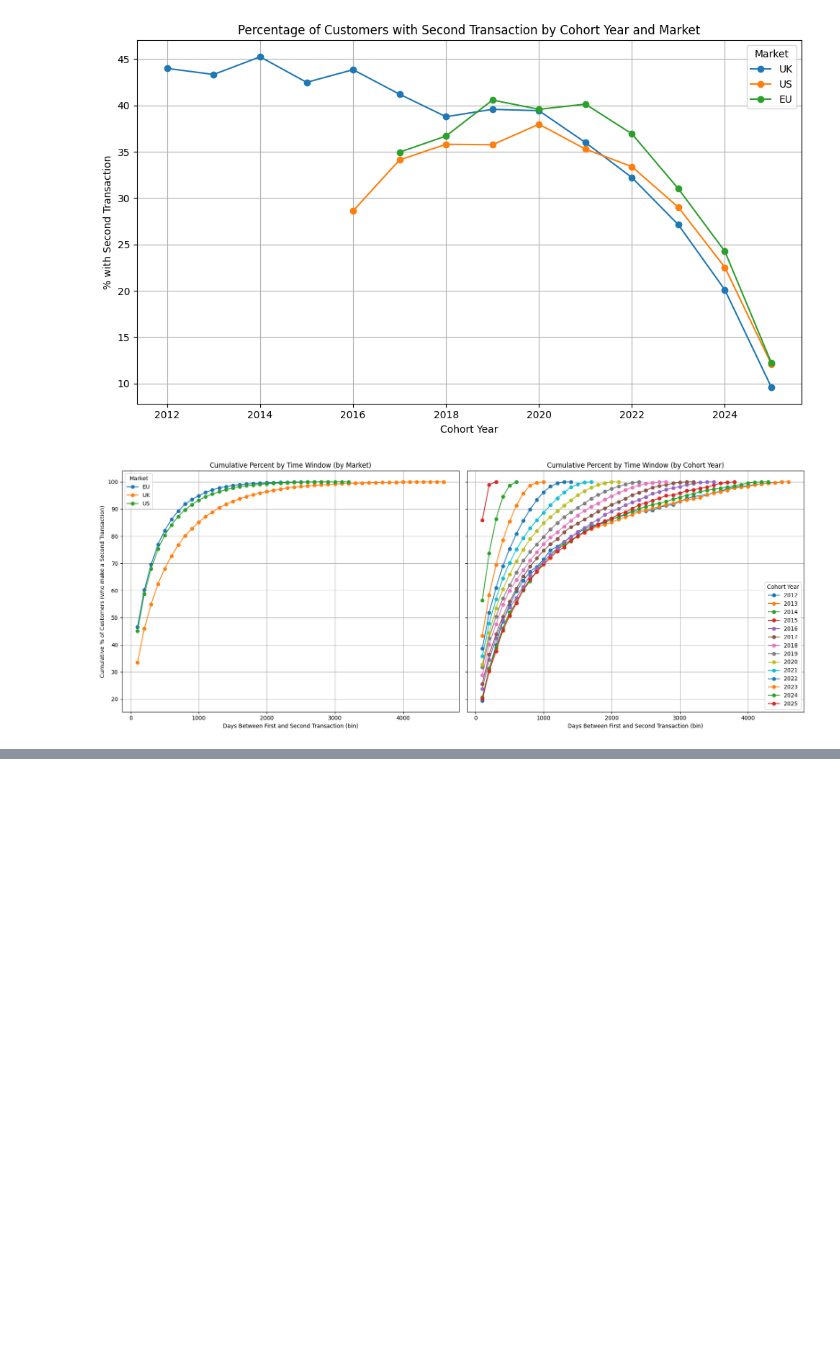
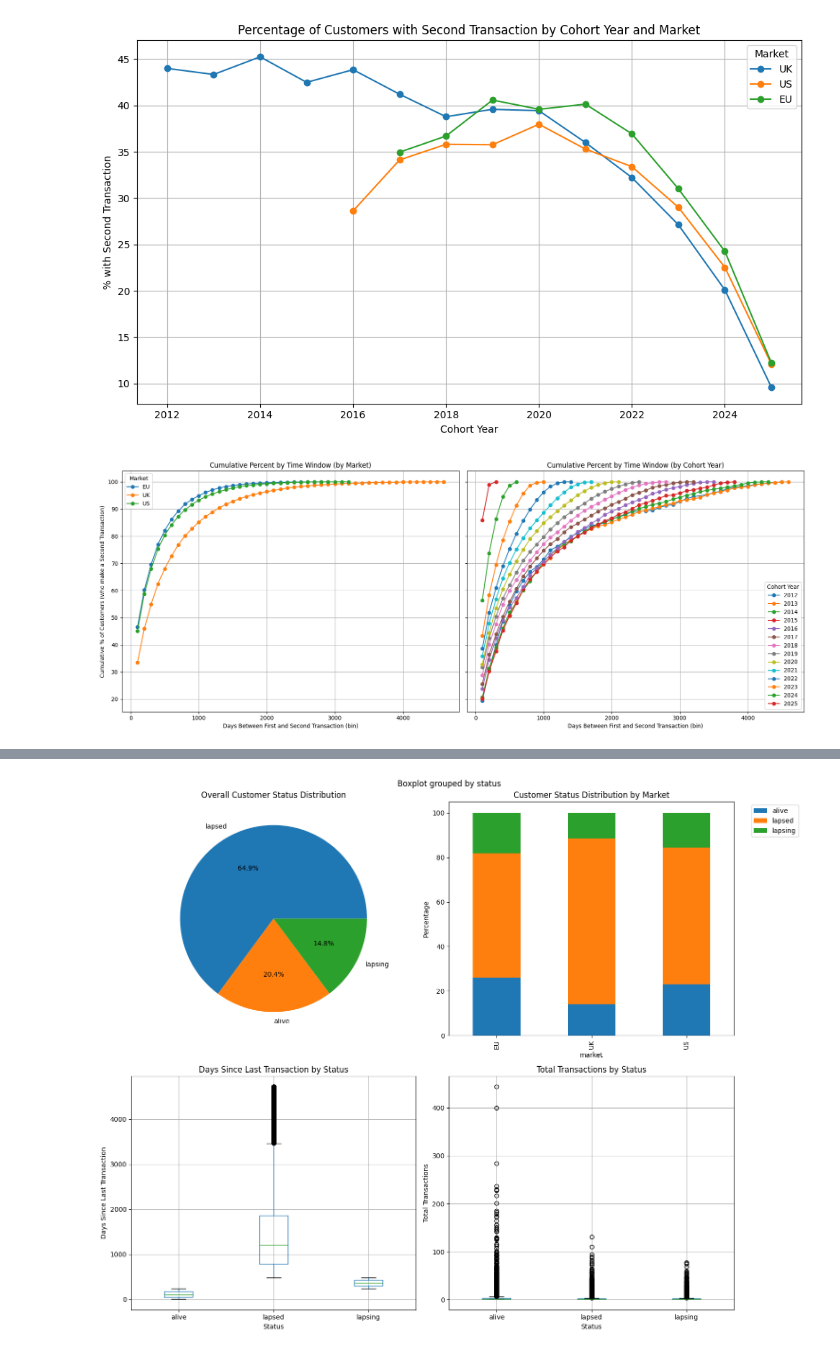
Before and after one commit to mpb-com/dsci-customer, a Jupyter notebook: experiments/empirical_lapse_threshold.ipynb, the cells around one changed output, grey strips where cells are left out. Cells and saved outputs as stored; diff of their text form; code cells hidden in the pictures; blank space fills up the shorter version.

```diff
--- a/experiments/empirical_lapse_threshold.ipynb
+++ b/experiments/empirical_lapse_threshold.ipynb
@@ -126,0 +208,88 @@ plt.show()
+# %%
+# Visualize customer status distribution
+import matplotlib.pyplot as plt
+import seaborn as sns
+
+fig, axes = plt.subplots(2, 2, figsize=(15, 12))
+
+# 1. Overall status distribution
+status_counts = customer_df['status'].value_counts()
+axes[0,0].pie(status_counts.values, labels=status_counts.index, autopct='%1.1f%%')
+axes[0,0].set_title('Overall Customer Status Distribution')
+
+# 2. Status by market
+status_market = customer_df.groupby(['market', 'status']).size().unstack(fill_value=0)
+status_market_pct = status_market.div(status_market.sum(axis=1), axis=0) * 100
+status_market_pct.plot(kind='bar', stacked=True, ax=axes[0,1])
+axes[0,1].set_title('Customer Status Distribution by Market')
+axes[0,1].set_ylabel('Percentage')
+axes[0,1].legend(bbox_to_anchor=(1.05, 1), loc='upper left')
+
+# 3. Days since last transaction distribution by status
+customer_df.boxplot(column='days_since_last_txn', by='status', ax=axes[1,0])
+axes[1,0].set_title('Days Since Last Transaction by Status')
+axes[1,0].set_xlabel('Status')
+axes[1,0].set_ylabel('Days Since Last Transaction')
+
+# 4. Total transactions distribution by status
+customer_df.boxplot(column='total_txns', by='status', ax=axes[1,1])
+axes[1,1].set_title('Total Transactions by Status')
+axes[1,1].set_xlabel('Status')
+axes[1,1].set_ylabel('Total Transactions')
+
+plt.tight_layout()
+plt.show()
+
+# Additional analysis: Market-specific breakdown
+print("\n" + "="*60)
+print("MARKET-SPECIFIC ANALYSIS")
+print("="*60)
+
+for market in customer_df['market'].unique():
+    market_data = customer_df[customer_df['market'] == market]
+    print(f"\n{market} Market ({len(market_data):,} customers):")
+    market_status = market_data['status'].value_counts(normalize=True) * 100
+    for status, pct in market_status.items():
+        print(f"  {status}: {pct:.1f}%")
+
+# Threshold sensitivity analysis
+print("\n" + "="*60)
+print("THRESHOLD SENSITIVITY ANALYSIS")
+print("="*60)
+
+def test_thresholds(alive_thresh, lapsing_thresh):
+    """Test different threshold combinations"""
+    test_df = customer_df.copy()
+
+    def classify_test(days_since_last, total_txns):
+        if days_since_last <= alive_thresh:
+            return 'alive'
+        elif days_since_last <= lapsing_thresh:
+            return 'lapsing'
+        else:
+            return 'lapsed'
+
+    test_df['test_status'] = test_df.apply(
+        lambda row: classify_test(row['days_since_last_txn'], row['total_txns']),
+        axis=1
+    )
+
+    return test_df['test_status'].value_counts(normalize=True) * 100
+
+# Test different threshold combinations
+threshold_combinations = [
+    (60, 120),   # More conservative
+    (90, 180),   # Current
+    (120, 240),  # More liberal
+    (240, 480),  # Very liberal
+    (330, 1000),
+    (450, 1400)
+]
+
+for alive_t, lapsing_t in threshold_combinations:
+    print(f"\nThresholds: Alive ≤ {alive_t} days, Lapsing ≤ {lapsing_t} days")
+    results = test_thresholds(alive_t, lapsing_t)
+    for status, pct in results.sort_index().items():
+        print(f"  {status}: {pct:.1f}%")
+# %% [output]
+[figure, added]
```
Also changed, not shown: parts of 3 cells of this notebook, 3 other files.
